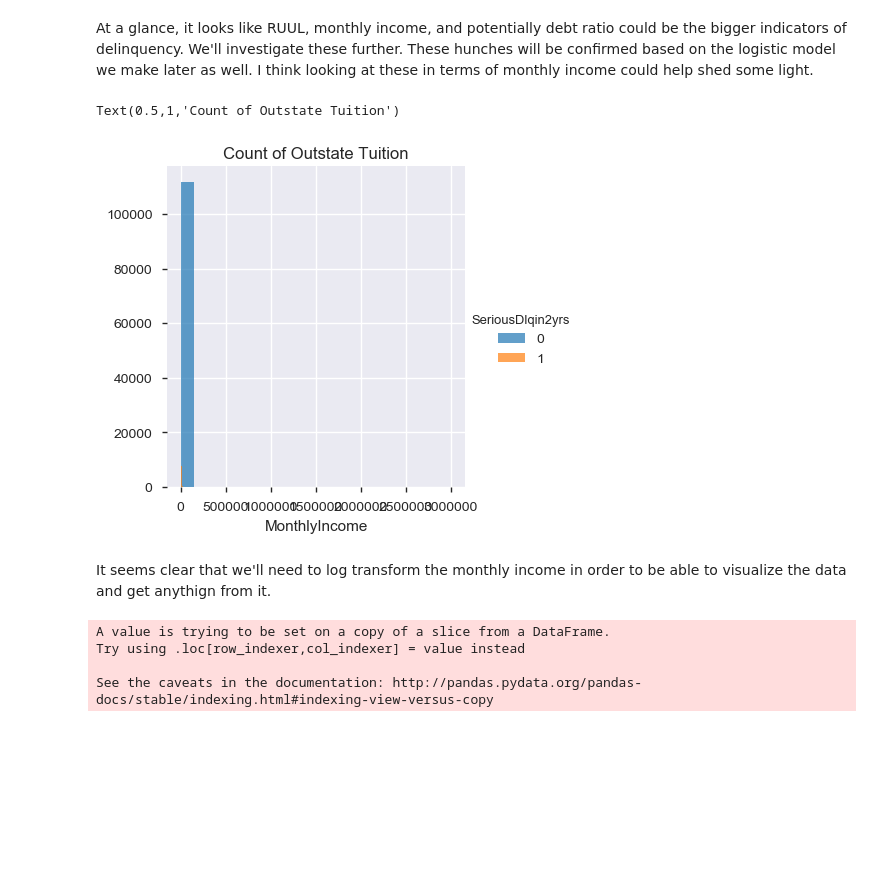
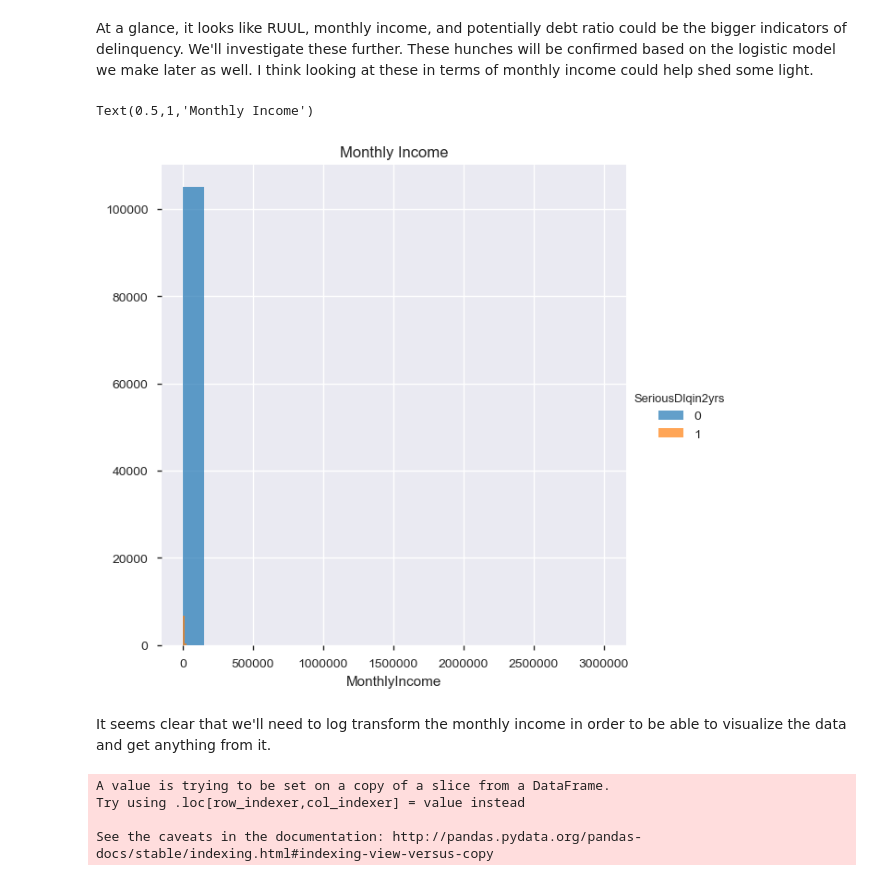
Before and after one commit to thealongsider/Data-Analytics-Projects, a Jupyter notebook: Paidy/Paidy Dataset Exercise.ipynb, the cells around one changed output. Saved outputs shown, nothing was run; the diff lists cells and outputs as text; code cells hidden in the pictures; blank space fills up the shorter version.

```diff
--- a/Paidy/Paidy Dataset Exercise.ipynb
+++ b/Paidy/Paidy Dataset Exercise.ipynb
@@ -408,0 +423,2 @@ dtype: int64
+# %%
+cred_e4['NumberOfDependents']=cred_e4['NumberOfDependents'].fillna(cred_e4['NumberOfDependents'].median())
@@ -436 +467,3 @@ cred_incdrop=cred_e.dropna()
+# %%
+cred_e5=cred_e4.dropna()
 # %%
@@ -521,14 +505,14 @@ sns.pairplot(cred_incdrop)
 # %% [markdown]
 At a glance, it looks like RUUL, monthly income, and potentially debt ratio could be the bigger indicators of delinquency. We'll investigate these further. These hunches will be confirmed based on the logistic model we make later as well. I think looking at these in terms of monthly income could help shed some light.
 # %%
-g = sns.FacetGrid(cred_incdrop,hue='SeriousDlqin2yrs',height=4)
+g = sns.FacetGrid(cred_e5,hue='SeriousDlqin2yrs',height=6)
 g = (g.map(plt.hist,'MonthlyIncome', alpha=0.7, bins=20)).add_legend()
 axes = g.axes.flatten()
-axes[0].set_title('Count of Outstate Tuition')
+axes[0].set_title('Monthly Income')
 # %% [output]
-Text(0.5,1,'Count of Outstate Tuition')
+Text(0.5,1,'Monthly Income')
-[figure, old version]
+[figure, new version]
 # %% [markdown]
-It seems clear that we'll need to log transform the monthly income in order to be able to visualize the data and get anythign from it.
+It seems clear that we'll need to log transform the monthly income in order to be able to visualize the data and get anything from it.
 # %%
 #need to convert monthly income of 0 to 1 for the log transformation. Scale-wise, I think this is an appropriate call.
```
Also changed, not shown: parts of 72 cells of this notebook.
